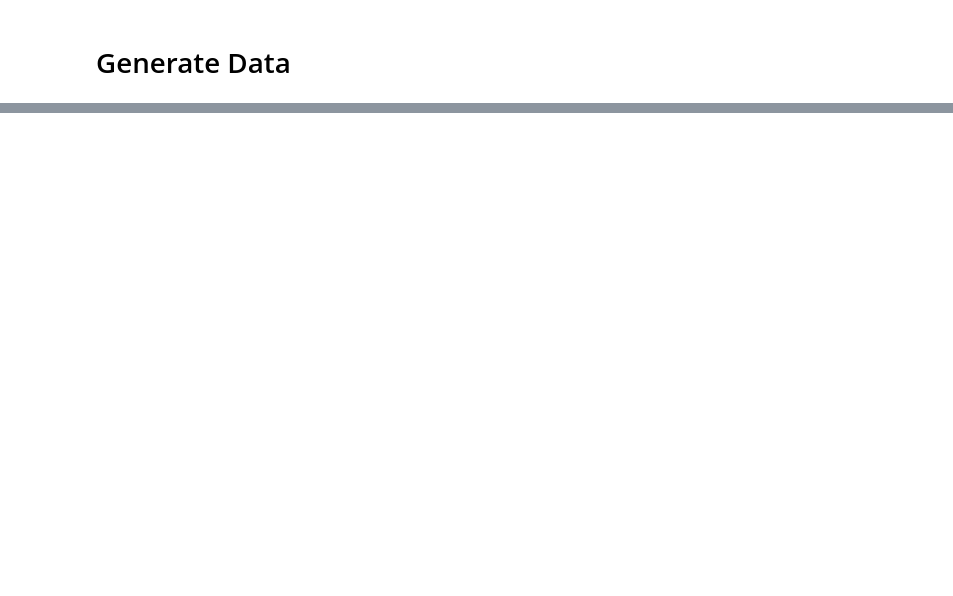
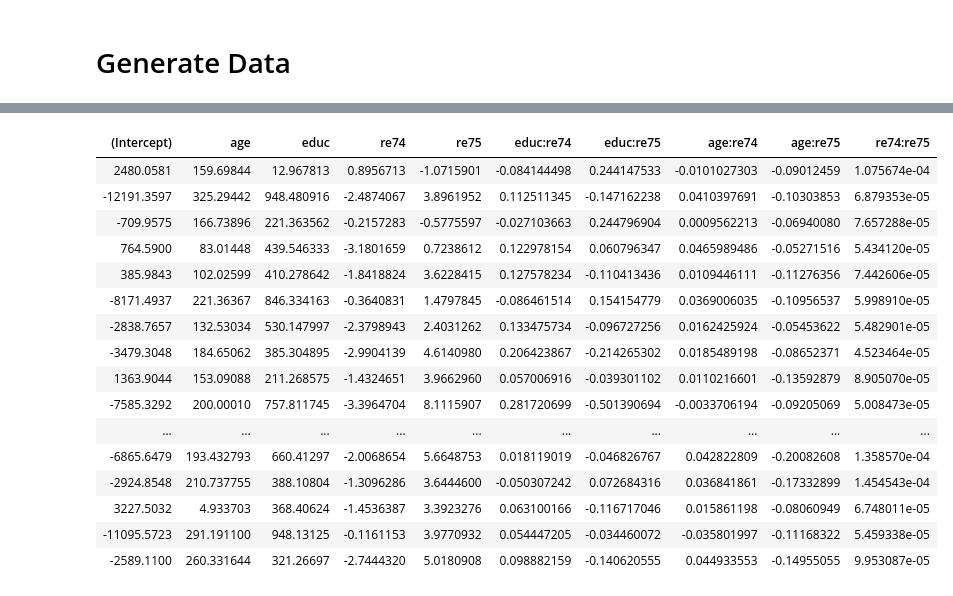
Before and after one commit to michlee1337/DataScience, a Jupyter notebook: A2.ipynb, the cells around one changed output, grey strips where cells are left out. Drawn from its saved outputs; the diff is of its cells as text; code cells hidden in the pictures; blank space fills up the shorter version.

Commit message:
randomized vs obs data

```diff
--- a/A2.ipynb
+++ b/A2.ipynb
@@ -61,0 +61,3 @@ data2 = ('lalonde')
+# %%
+lalonde_control = lalonde[lalonde$treat==1,]
+dim(lalonde_control)
@@ -61,0 +66,2 @@ data2 = ('lalonde')
+# %%
+mod1 = lm( re78 ~ age+educ+re74+re75+educ:re74+educ:re75+age:re74+age:re75+age:age+re74:re75, data=lalonde_control)
@@ -61,0 +80,23 @@ data2 = ('lalonde')
+# %%
+set.seed(1)
+sim_results <- sim(mod1, n.sims = 10000)
+# %%
+sim_results@coef
+# %% [output]
+| (Intercept) | age | educ | re74 | re75 | educ:re74 | educ:re75 | age:re74 | age:re75 | re74:re75 |
+| 2480.0581 | 159.69844 | 12.967813 | 0.8956713 | -1.0715901 | -0.084144498 | 0.244147533 | -0.0101027303 | -0.09012459 | 1.075674e-04 |
+| -12191.3597 | 325.29442 | 948.480916 | -2.4874067 | 3.8961952 | 0.112511345 | -0.147162238 | 0.0410397691 | -0.10303853 | 6.879353e-05 |
+| -709.9575 | 166.73896 | 221.363562 | -0.2157283 | -0.5775597 | -0.027103663 | 0.244796904 | 0.0009562213 | -0.06940080 | 7.657288e-05 |
+| 764.5900 | 83.01448 | 439.546333 | -3.1801659 | 0.7238612 | 0.122978154 | 0.060796347 | 0.0465989486 | -0.05271516 | 5.434120e-05 |
+| 385.9843 | 102.02599 | 410.278642 | -1.8418824 | 3.6228415 | 0.127578234 | -0.110413436 | 0.0109446111 | -0.11276356 | 7.442606e-05 |
+| -8171.4937 | 221.36367 | 846.334163 | -0.3640831 | 1.4797845 | -0.086461514 | 0.154154779 | 0.0369006035 | -0.10956537 | 5.998910e-05 |
+| -2838.7657 | 132.53034 | 530.147997 | -2.3798943 | 2.4031262 | 0.133475734 | -0.096727256 | 0.0162425924 | -0.05453622 | 5.482901e-05 |
+| -3479.3048 | 184.65062 | 385.304895 | -2.9904139 | 4.6140980 | 0.206423867 | -0.214265302 | 0.0185489198 | -0.08652371 | 4.523464e-05 |
+| 1363.9044 | 153.09088 | 211.268575 | -1.4324651 | 3.9662960 | 0.057006916 | -0.039301102 | 0.0110216601 | -0.13592879 | 8.905070e-05 |
+| -7585.3292 | 200.00010 | 757.811745 | -3.3964704 | 8.1115907 | 0.281720699 | -0.501390694 | -0.0033706194 | -0.09205069 | 5.008473e-05 |
+| ... | ... | ... | ... | ... | ... | ... | ... | ... | ... |
+| -6865.6479 | 193.432793 | 660.41297 | -2.0068654 | 5.6648753 | 0.018119019 | -0.046826767 | 0.042822809 | -0.20082608 | 1.358570e-04 |
+| -2924.8548 | 210.737755 | 388.10804 | -1.3096286 | 3.6444600 | -0.050307242 | 0.072684316 | 0.036841861 | -0.17332899 | 1.454543e-04 |
+| 3227.5032 | 4.933703 | 368.40624 | -1.4536387 | 3.3923276 | 0.063100166 | -0.116717046 | 0.015861198 | -0.08060949 | 6.748011e-05 |
+| -11095.5723 | 291.191100 | 948.13125 | -0.1161153 | 3.9770932 | 0.054447205 | -0.034460072 | -0.035801997 | -0.11168322 | 5.459338e-05 |
+| -2589.1100 | 260.331644 | 321.26697 | -2.7444320 | 5.0180908 | 0.098882159 | -0.140620555 | 0.044933553 | -0.14955055 | 9.953087e-05 |
```
Also changed, not shown: parts of 11 cells of this notebook, 2 other files.
